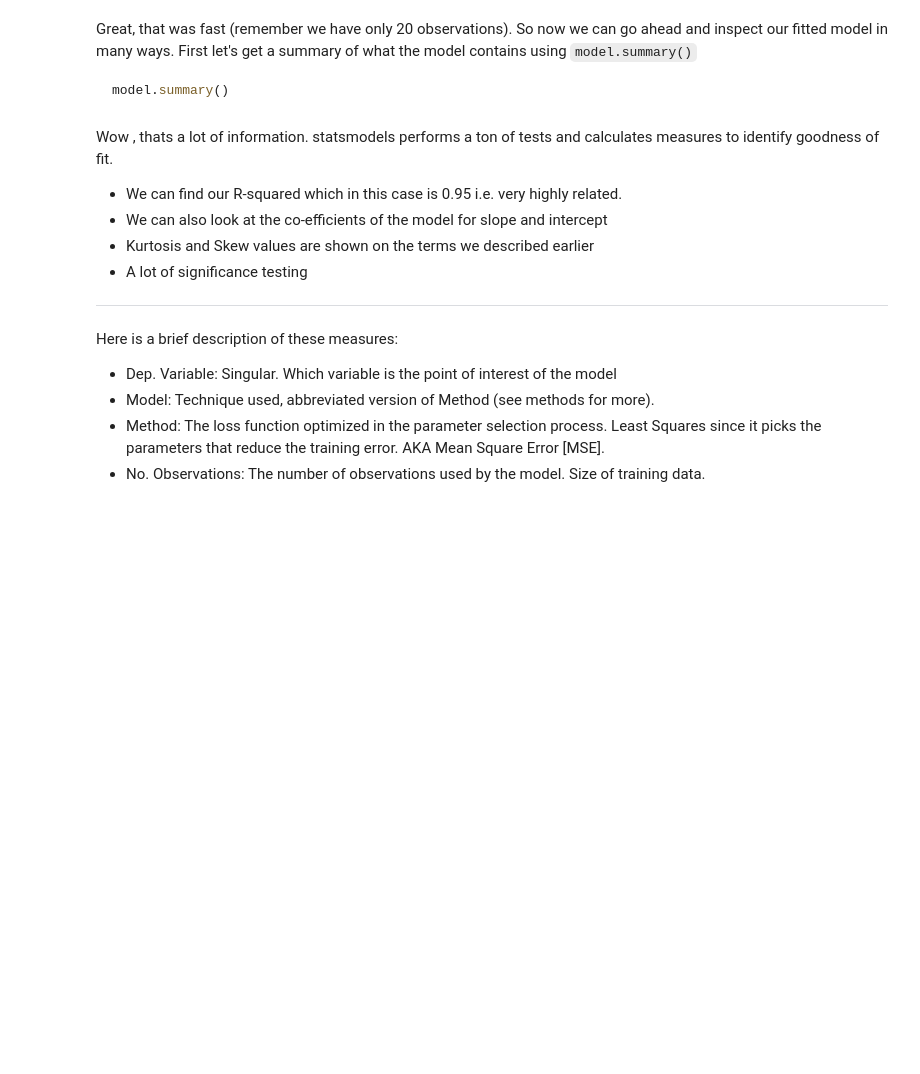
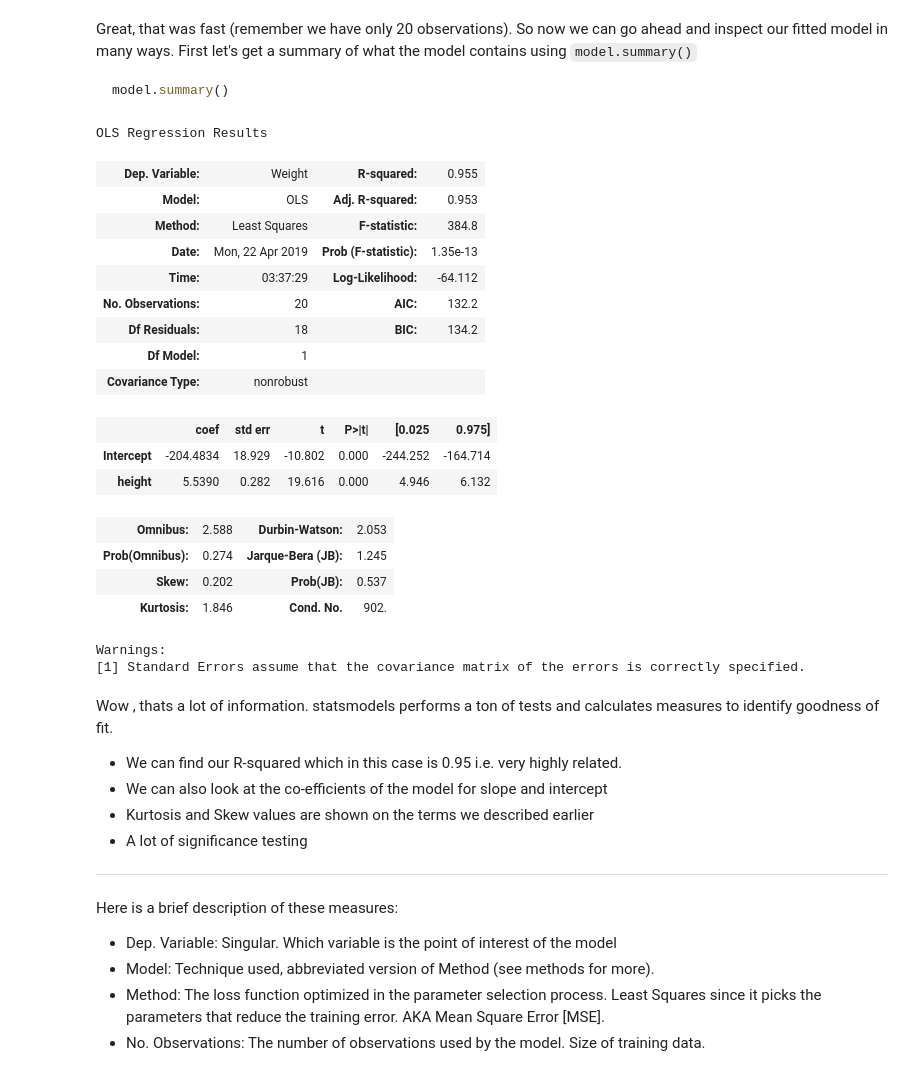
Before and after one commit to nkacoroski/dsc-01-10-12-ols-statsmodels-seattle-ds-career-040119, a Jupyter notebook: index.ipynb, the cells around one changed output. Drawn from its saved outputs; the diff is of its cells as text; code cells hidden in the pictures; blank space fills up the shorter version.

````diff
--- a/index.ipynb
+++ b/index.ipynb
@@ -87,6 +87,28 @@ Great, that was fast (remember we have only 20 observations). So now we can go a
 ```python
 model.summary()
 ```
+# %%
+model.summary()
+# %% [output]
+OLS Regression Results
+| Dep. Variable: | Weight | R-squared: | 0.955 |
+| Model: | OLS | Adj. R-squared: | 0.953 |
+| Method: | Least Squares | F-statistic: | 384.8 |
+| Date: | Mon, 22 Apr 2019 | Prob (F-statistic): | 1.35e-13 |
+| Time: | 03:37:29 | Log-Likelihood: | -64.112 |
+| No. Observations: | 20 | AIC: | 132.2 |
+| Df Residuals: | 18 | BIC: | 134.2 |
+| Df Model: | 1 |  |  |
+| Covariance Type: | nonrobust |  |  |
+|  | coef | std err | t | P>|t| | [0.025 | 0.975] |
+| Intercept | -204.4834 | 18.929 | -10.802 | 0.000 | -244.252 | -164.714 |
+| height | 5.5390 | 0.282 | 19.616 | 0.000 | 4.946 | 6.132 |
+| Omnibus: | 2.588 | Durbin-Watson: | 2.053 |
+| Prob(Omnibus): | 0.274 | Jarque-Bera (JB): | 1.245 |
+| Skew: | 0.202 | Prob(JB): | 0.537 |
+| Kurtosis: | 1.846 | Cond. No. | 902. |
+Warnings:
+[1] Standard Errors assume that the covariance matrix of the errors is correctly specified.
 # %% [markdown]
 Wow , thats a lot of information. statsmodels performs a ton of tests and calculates measures to identify goodness of fit.
 
````
